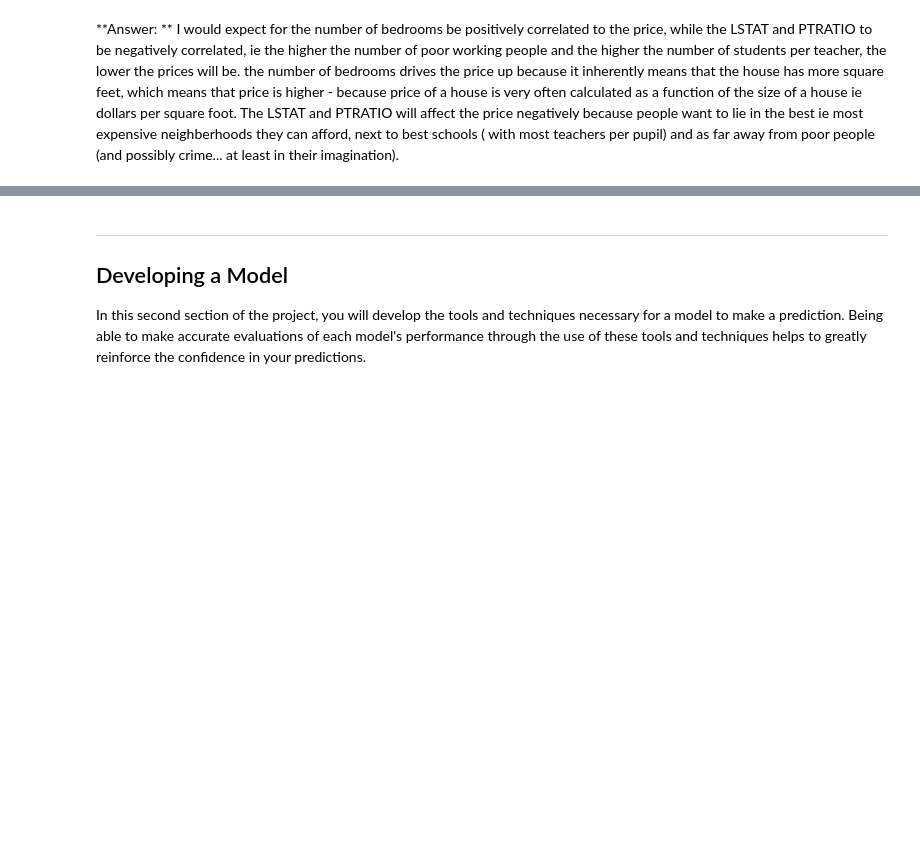
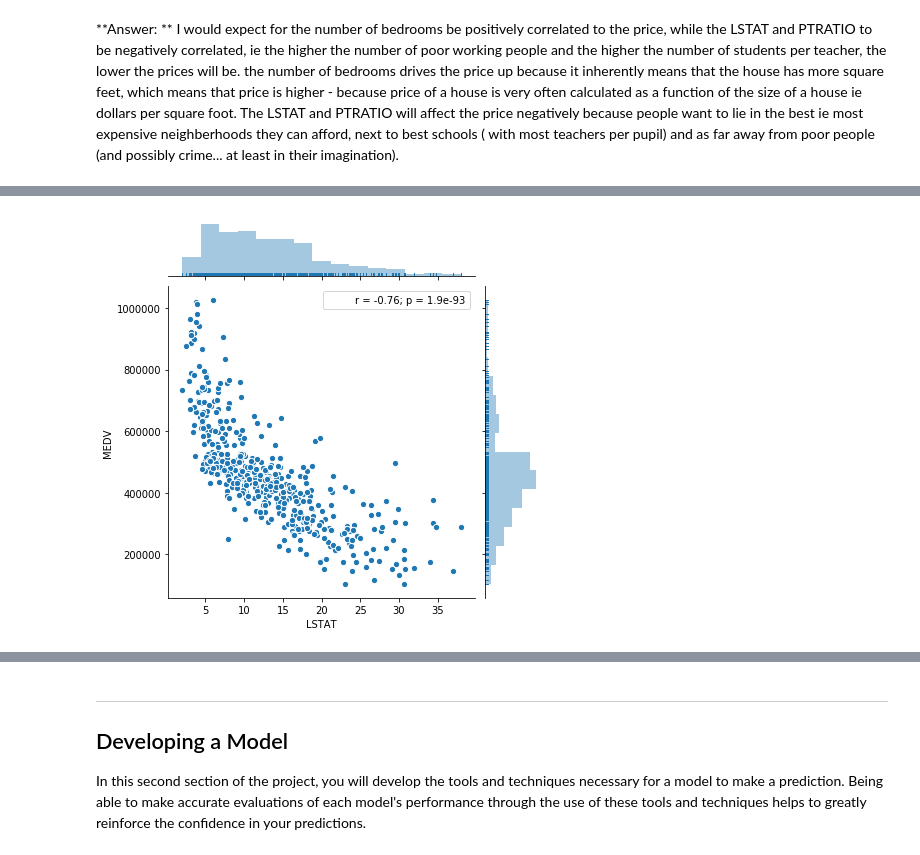
Before and after one commit to annalovesrobots/machine-learning, a Jupyter notebook: projects/boston_housing/boston_housing.ipynb, the cells around one changed output, grey strips where cells are left out. Drawn from its saved outputs; the diff is of its cells as text; code cells hidden in the pictures; blank space fills up the shorter version.

```diff
--- a/projects/boston_housing/boston_housing.ipynb
+++ b/projects/boston_housing/boston_housing.ipynb
@@ -103,0 +115,7 @@ The LSTAT and PTRATIO will affect the price negatively because people want to li
+# %%
+g = sns.jointplot("LSTAT", "MEDV", data=data,
+...                   marginal_kws=dict(bins=15, rug=True),
+...                   annot_kws=dict(stat="r"),
+...                   s=40, edgecolor="w", linewidth=1)
+# %% [output]
+[figure, added]
```
Also changed, not shown: parts of 13 cells of this notebook, 1 other file.
